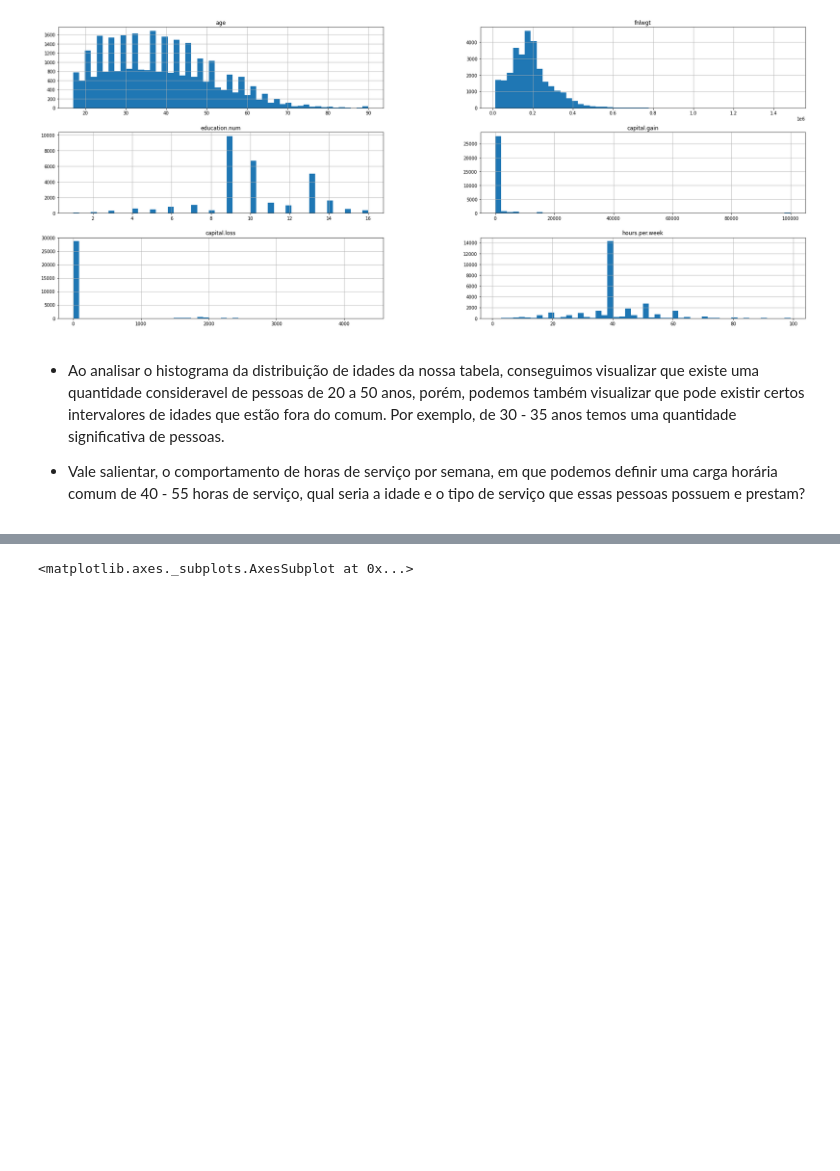
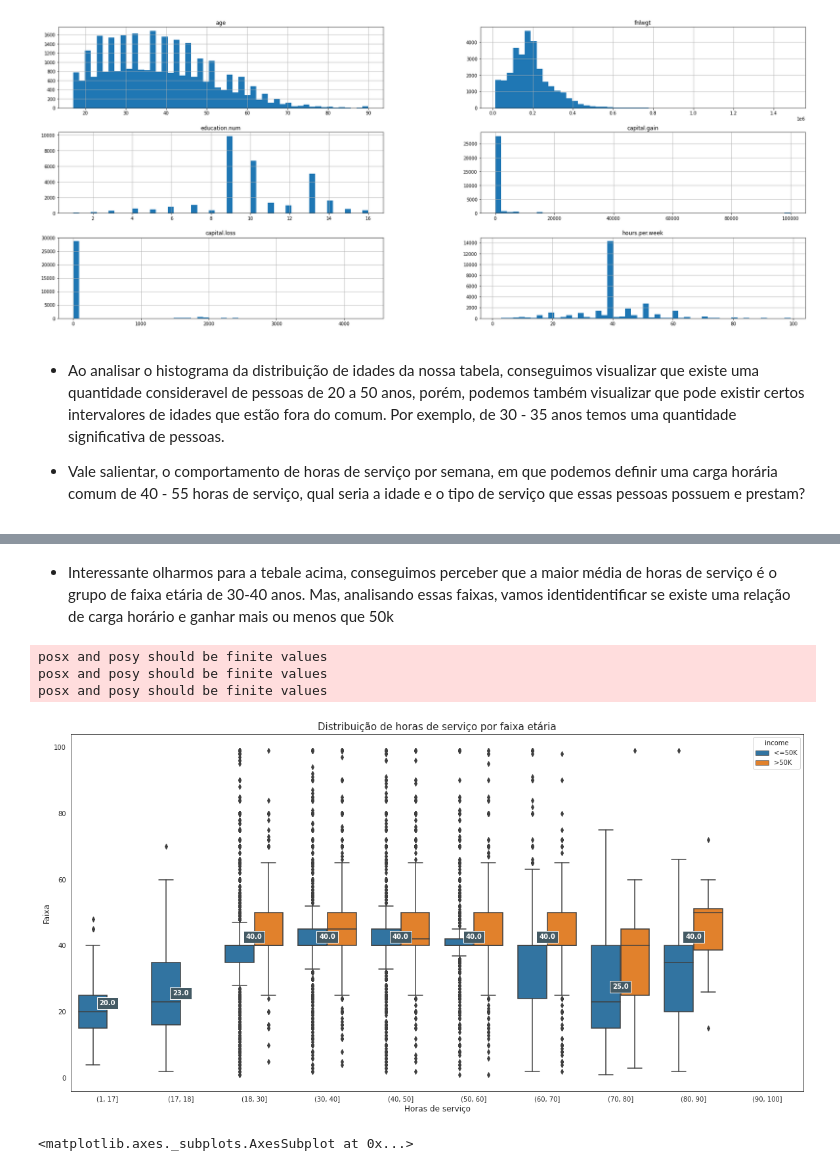
Before and after one commit to wander-asb/Adult-Income, a Jupyter notebook: Adult.ipynb, the cells around one changed output, grey strips where cells are left out. Cells and saved outputs as stored; diff of their text form; code cells hidden in the pictures; blank space fills up the shorter version.

```diff
--- a/Adult.ipynb
+++ b/Adult.ipynb
@@ -111 +113,6 @@ memory usage: 3.7+ MB
+# %%
+df["age_bins"] = pd.cut(
+    x=df["age"],
+    bins=[1, 17, 18, 30, 40, 50, 60, 70, 80, 90, 100],
+)
 # %% [markdown]
@@ -121,3 +144,25 @@ df.hist(bins=50, figsize=(30,12));
+# %% [markdown]
+* Interessante olharmos para a tebale acima, conseguimos perceber que a maior média de horas de serviço é o grupo de faixa etária de 30-40 anos. Mas, analisando essas faixas, vamos identidentificar se existe uma relação de carga horário e ganhar mais ou menos que 50k
+# %%
+sn.set_style("white")
+f, ax = plt.subplots(figsize=(20, 10))
+box_plot = sn.boxplot(x="age_bins", y="hours.per.week", hue='income', data=df)
+
+medians = df.groupby(['age_bins'])['hours.per.week'].median()
+vertical_offset = df['hours.per.week'].median() * 0.05 # offset from median for display
+
+for xtick in box_plot.get_xticks():
+    box_plot.text(xtick,medians[xtick] + vertical_offset,medians[xtick],
+            horizontalalignment='center', size=10, color='w', weight='semibold', bbox=dict(facecolor='#445A64'))
+ax.set_title('Distribuição de horas de serviço por faixa etária', fontsize=15)
+ax.set_xlabel('Horas de serviço', fontsize=12)
+ax.set_ylabel('Faixa', fontsize=12)
+ax;
+# %% [output]
+posx and posy should be finite values
+posx and posy should be finite values
+posx and posy should be finite values
+[figure, added]
 # %%
 f, ax = plt.subplots(figsize=(20, 10))
 sn.countplot(y='occupation', hue='income', data=df, orient='h')
```
Also changed, not shown: parts of 10 cells of this notebook.
